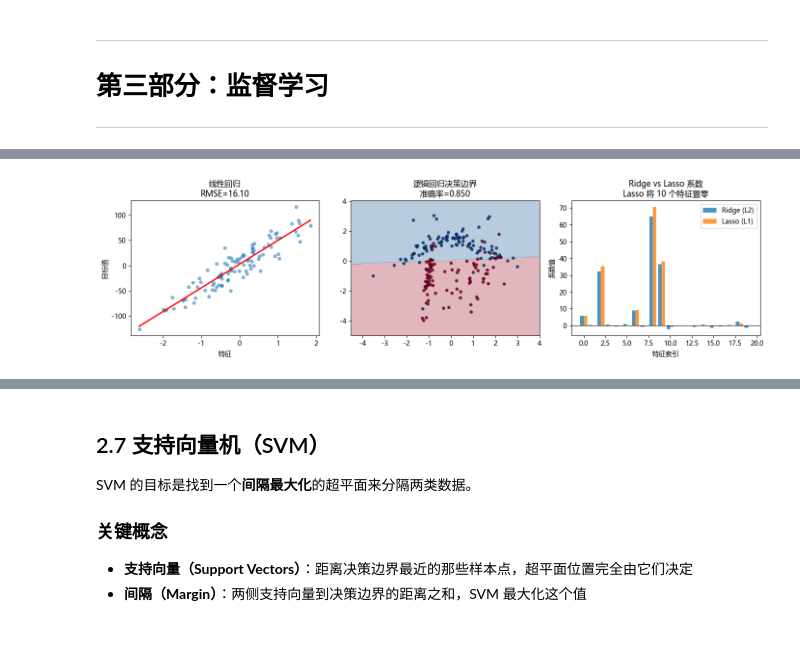
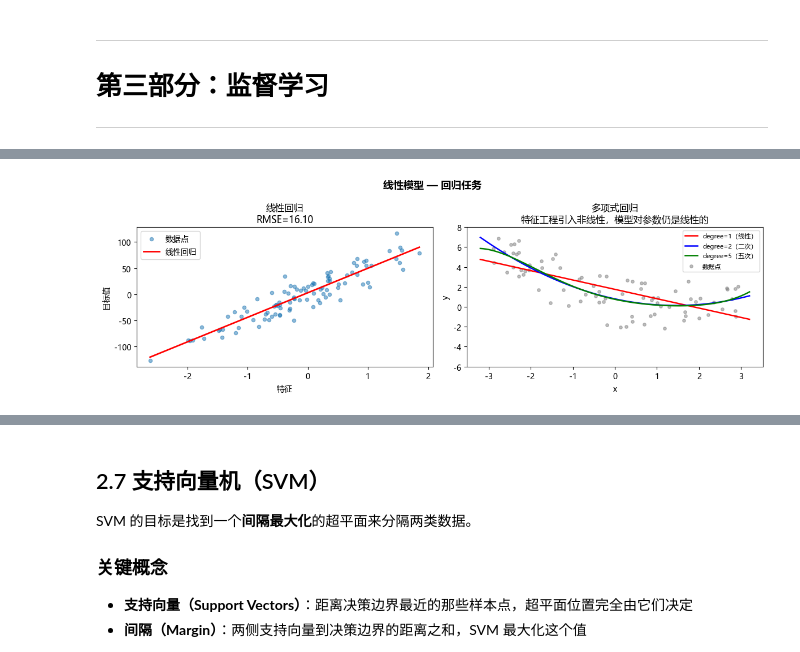
Before and after one commit to taosha121/ml_dl_notes, a Jupyter notebook: part2_machine_learning.ipynb, the cells around one changed output, grey strips where cells are left out. Cells and saved outputs as stored; diff of their text form; code cells hidden in the pictures.

```diff
--- a/part2_machine_learning.ipynb
+++ b/part2_machine_learning.ipynb
@@ -794,65 +814,52 @@ $$P(y=1|\mathbf{x}) = \sigma(\mathbf{w}^\top \mathbf{x} + b) = \frac{1}{1+e^{-(\
 # %%
 import numpy as np
 import matplotlib.pyplot as plt
-from sklearn.linear_model import LinearRegression, LogisticRegression, Ridge, Lasso
-from sklearn.datasets import make_regression, make_classification
+from sklearn.linear_model import LinearRegression
+from sklearn.preprocessing import PolynomialFeatures
+from sklearn.pipeline import make_pipeline
+from sklearn.datasets import make_regression
 from sklearn.model_selection import train_test_split
-from sklearn.preprocessing import StandardScaler
-from sklearn.metrics import mean_squared_error, accuracy_score
+from sklearn.metrics import mean_squared_error
 
 np.random.seed(42)
 
-# ── 线性回归 ──────────────────────────────────────────────────
+fig, axes = plt.subplots(1, 2, figsize=(12, 4))
+fig.suptitle('线性模型 — 回归任务', fontsize=13, fontweight='bold')
+
+# ── 图1：线性回归 ─────────────────────────────────────────────
 X_reg, y_reg = make_regression(n_samples=100, n_features=1, noise=20)
-X_train, X_test, y_train, y_test = train_test_split(X_reg, y_reg, test_size=0.2)
-
-lr = LinearRegression().fit(X_train, y_train)
-y_pred = lr.predict(X_test)
-rmse = np.sqrt(mean_squared_error(y_test, y_pred))
-
-fig, axes = plt.subplots(1, 3, figsize=(14, 4))
+X_tr, X_te, y_tr, y_te = train_test_split(X_reg, y_reg, test_size=0.2)
+lr = LinearRegression().fit(X_tr, y_tr)
+rmse = np.sqrt(mean_squared_error(y_te, lr.predict(X_te)))
 
 x_line = np.linspace(X_reg.min(), X_reg.max(), 100).reshape(-1, 1)
-axes[0].scatter(X_reg, y_reg, alpha=0.5, s=20)
-axes[0].plot(x_line, lr.predict(x_line), 'r-', lw=2)
+axes[0].scatter(X_reg, y_reg, alpha=0.5, s=20, label='数据点')
+axes[0].plot(x_line, lr.predict(x_line), 'r-', lw=2, label='线性回归')
 axes[0].set_title(f'线性回归\nRMSE={rmse:.2f}')
 axes[0].set_xlabel('特征')
 axes[0].set_ylabel('目标值')
+axes[0].legend()
 
-# ── 逻辑回归：决策边界 ────────────────────────────────────────
-X_cls, y_cls = make_classification(n_samples=200, n_features=2, n_redundant=0,
-                                   n_informative=2, random_state=1)
-X_train_c, X_test_c, y_train_c, y_test_c = train_test_split(X_cls, y_cls, test_size=0.2)
+# ── 图2：多项式回归（特征工程引入非线性） ────────────────────
+np.random.seed(0)
+X_poly = np.sort(np.random.uniform(-3, 3, 80))
+y_poly = 0.5 * X_poly**2 - X_poly + np.random.randn(80) * 1.5
+X_p = X_poly.reshape(-1, 1)
 
-log_reg = LogisticRegression().fit(X_train_c, y_train_c)
-acc = accuracy_score(y_test_c, log_reg.predict(X_test_c))
-
-xx, yy = np.meshgrid(np.linspace(X_cls[:,0].min()-1, X_cls[:,0].max()+1, 200),
-                     np.linspace(X_cls[:,1].min()-1, X_cls[:,1].max()+1, 200))
-Z = log_reg.predict(np.c_[xx.ravel(), yy.ravel()]).reshape(xx.shape)
-axes[1].contourf(xx, yy, Z, alpha=0.3, cmap='RdBu')
-axes[1].scatter(X_cls[:,0], X_cls[:,1], c=y_cls, cmap='RdBu', s=15, alpha=0.8)
-axes[1].set_title(f'逻辑回归决策边界\n准确率={acc:.3f}')
-
-# ── L1 vs L2 正则化对权重的影响 ──────────────────────────────
-X_m, y_m = make_regression(n_samples=100, n_features=20, n_informative=5,
-                             noise=10, random_state=42)
-scaler = StandardScaler()
-X_ms = scaler.fit_transform(X_m)
-
-ridge = Ridge(alpha=10).fit(X_ms, y_m)
-lasso = Lasso(alpha=1.0, max_iter=5000).fit(X_ms, y_m)
-
-x_idx = range(20)
-axes[2].bar(np.array(x_idx) - 0.2, ridge.coef_, width=0.4, label='Ridge (L2)', alpha=0.8)
-axes[2].bar(np.array(x_idx) + 0.2, lasso.coef_, width=0.4, label='Lasso (L1)', alpha=0.8)
-axes[2].axhline(0, color='k', lw=0.8)
-axes[2].set_title(f'Ridge vs Lasso 系数\nLasso 将 {(lasso.coef_==0).sum()} 个特征置零')
-axes[2].set_xlabel('特征索引')
-axes[2].set_ylabel('系数值')
-axes[2].legend()
+x_plot = np.linspace(-3.2, 3.2, 200).reshape(-1, 1)
+for deg, color, label in [(1, 'red', 'degree=1（线性）'),
+                           (2, 'blue', 'degree=2（二次）'),
+                           (5, 'green', 'degree=5（五次）')]:
+    model = make_pipeline(PolynomialFeatures(deg), LinearRegression()).fit(X_p, y_poly)
+    axes[1].plot(x_plot, model.predict(x_plot), color=color, lw=1.8, label=label)
+axes[1].scatter(X_poly, y_poly, s=15, alpha=0.5, color='gray', label='数据点')
+axes[1].set_title('多项式回归\n特征工程引入非线性，模型对参数仍是线性的')
+axes[1].set_xlabel('x')
+axes[1].set_ylabel('y')
+axes[1].legend(fontsize=8)
+axes[1].set_ylim(-6, 8)
 
 plt.tight_layout()
 plt.show()
 # %% [output]
-[figure, old version]
+[figure, new version]
```
Also changed, not shown: parts of 12 cells of this notebook, 3 other files.
